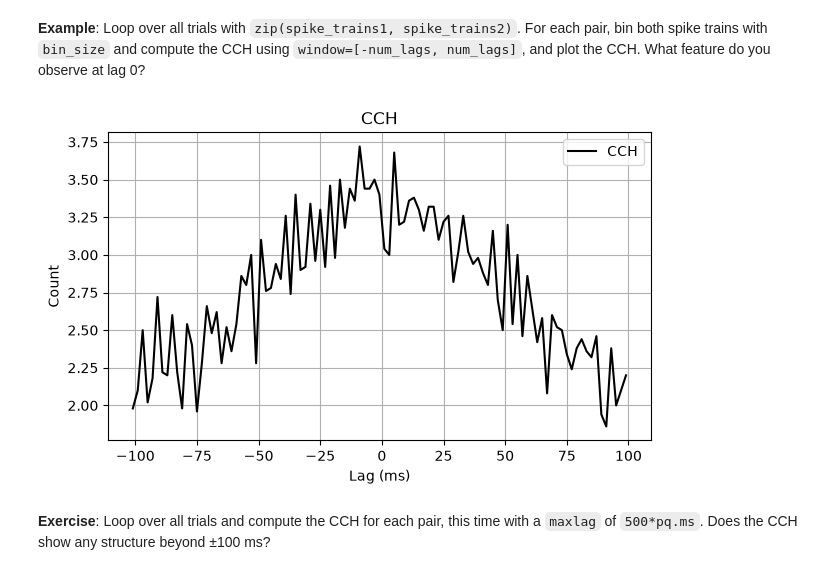
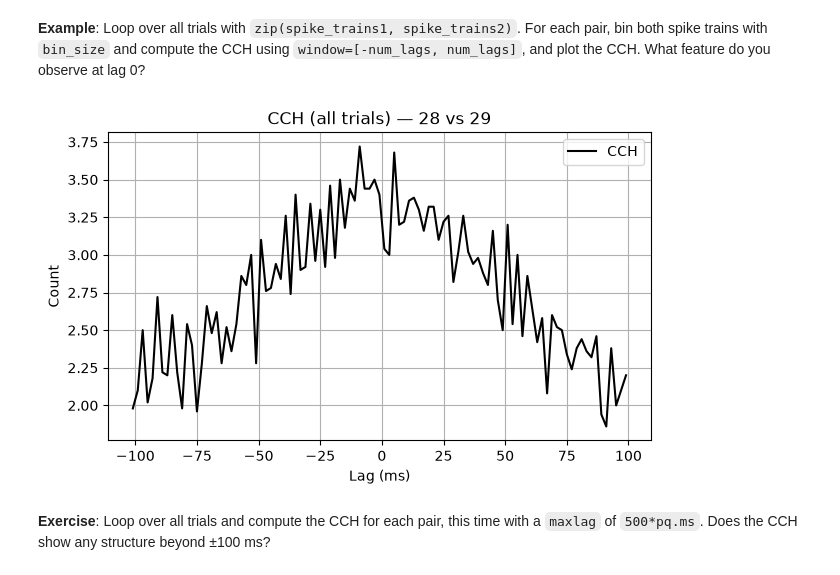
Before and after one commit to neurodidi/ANDA-Day1-Spike-Train-Correlations, a Jupyter notebook: 02_cross_correlations/02_cross_correlations.ipynb, the cells around one changed output. Drawn from its saved outputs; the diff is of its cells as text; code cells hidden in the pictures.

```diff
--- a/02_cross_correlations/02_cross_correlations.ipynb
+++ b/02_cross_correlations/02_cross_correlations.ipynb
@@ -312,3 +352,27 @@ plt.tight_layout();  # Makes final adjustments to spacing, to help prevent text
 
 left side: Data 20's Instantaneous ISI Raster Plot (The colorful event plot)
 right side: Data 21's Instantaneous ISI Raster Plot (The colorful event plot)
+# %%
+fname = "data/Data20.nix"
+sts20 = utils.load_spike_trains(fname)
+
+plt.figure(figsize=(12, 10))  # Make a larger figure to accommodate the 4x4 grid of subplots.
+
+plt.subplot(1, 2, 1);  # Figure 1 on a 4x4 grid
+isis = utils.get_isis(sts20)
+times = utils.get_spike_times(sts20)
+utils.eventplot_colored(times, isis, gamma=.4)
+plt.title('Instantaneous ISI Raster Plot Data20');
+plt.xlabel(f'Time (ms)')
+plt.ylabel('Trial')
+
+fname = "data/Data21.nix"
+sts21 = utils.load_spike_trains(fname)
+
+plt.subplot(1, 2, 2);  # Figure 2 on a 2x2 grid
+isis = utils.get_isis(sts21)
+times = utils.get_spike_times(sts21)
+utils.eventplot_colored(times, isis, gamma=.4)
+plt.title('Instantaneous ISI Raster Plot Data21');
+plt.xlabel(f'Time (ms)')
+plt.ylabel('Trial')
@@ -315,2 +382,8 @@ right side: Data 21's Instantaneous ISI Raster Plot (The colorful event plot)
 # %% [markdown]
 **Exercise**: Do multiple cells have the spike timing pattern?  Let's compare their spike time histograms!  Make one plot with three different neuron's spike time histogram on it, in its own color.  To show which color line goes to which neuron, add a label when calling the plot function (i.e. `plt.eventplot(..., label='Data8')`), and create a legend once all the data has bee created with `plt.legend()`. *Tip:* Remember to use `density=True` when making the histogram.
+# %%
+sts = utils.load_spike_trains("data/Data20.nix")
+plt.stairs(*utils.get_spike_time_histogram(sts, bin_size=50 * pq.ms, density=True), label="Data20");
+sts = utils.load_spike_trains("data/Data21.nix")
+plt.stairs(*utils.get_spike_time_histogram(sts, bin_size=50 * pq.ms, density=True), label="Data21");
+plt.legend();
@@ -359,3 +434,15 @@ utils.plot_cch(cch, title=f"CCH (trial 0) — 28 vs 29")
 [figure]
 # %% [markdown]
 **Exercise**: Compute the CCH for the second trial (index `1`) with `bin_size=2*pq.ms` and compute the CCH with `maxlag=100*pq.ms`. Plot the result with `utils.plot_cch`.
+# %%
+spike_trains1 = utils.load_spike_trains('data/Data28.nix')
+spike_trains2 = utils.load_spike_trains('data/Data29.nix')
+
+bin_size = 2 * pq.ms
+maxlag = 100 * pq.ms
+num_lags = int((maxlag / bin_size).magnitude)
+
+b1 = conv.BinnedSpikeTrain(spike_trains1[1], bin_size)
+b2 = conv.BinnedSpikeTrain(spike_trains2[1], bin_size)
+cch, lags = corr.cross_correlation_histogram(b1, b2, window=[-num_lags, num_lags])
+utils.plot_cch(cch, title=f"CCH (trial 1) — 28 vs 29")
@@ -364,21 +453,21 @@ utils.plot_cch(cch, title=f"CCH (trial 0) — 28 vs 29")
 # %%
 spike_trains1 = utils.load_spike_trains('data/Data28.nix')
 spike_trains2 = utils.load_spike_trains('data/Data29.nix')
 
 bin_size = 2 * pq.ms
 maxlag = 100 * pq.ms
 num_lags = int((maxlag / bin_size).magnitude)
 
 cchs = []
 for st1, st2 in zip(spike_trains1, spike_trains2):
     b1 = conv.BinnedSpikeTrain(st1, bin_size)
     b2 = conv.BinnedSpikeTrain(st2, bin_size)
     cch, _ = corr.cross_correlation_histogram(b1, b2, window=[-num_lags, num_lags])
     cchs.append(cch)
 
 cch_avg = sum(cchs) / len(cchs)
-utils.plot_cch(cch_avg)
+utils.plot_cch(cch_avg, title=f"CCH (all trials) — 28 vs 29")
 # %% [output]
-[figure, old version]
+[figure, new version]
 # %% [markdown]
 **Exercise**: Loop over all trials and compute the CCH for each pair, this time with a `maxlag` of `500*pq.ms`.  Does the CCH show any structure beyond ±100 ms?
```
Also changed, not shown: parts of 13 cells of this notebook, 5 other files.
